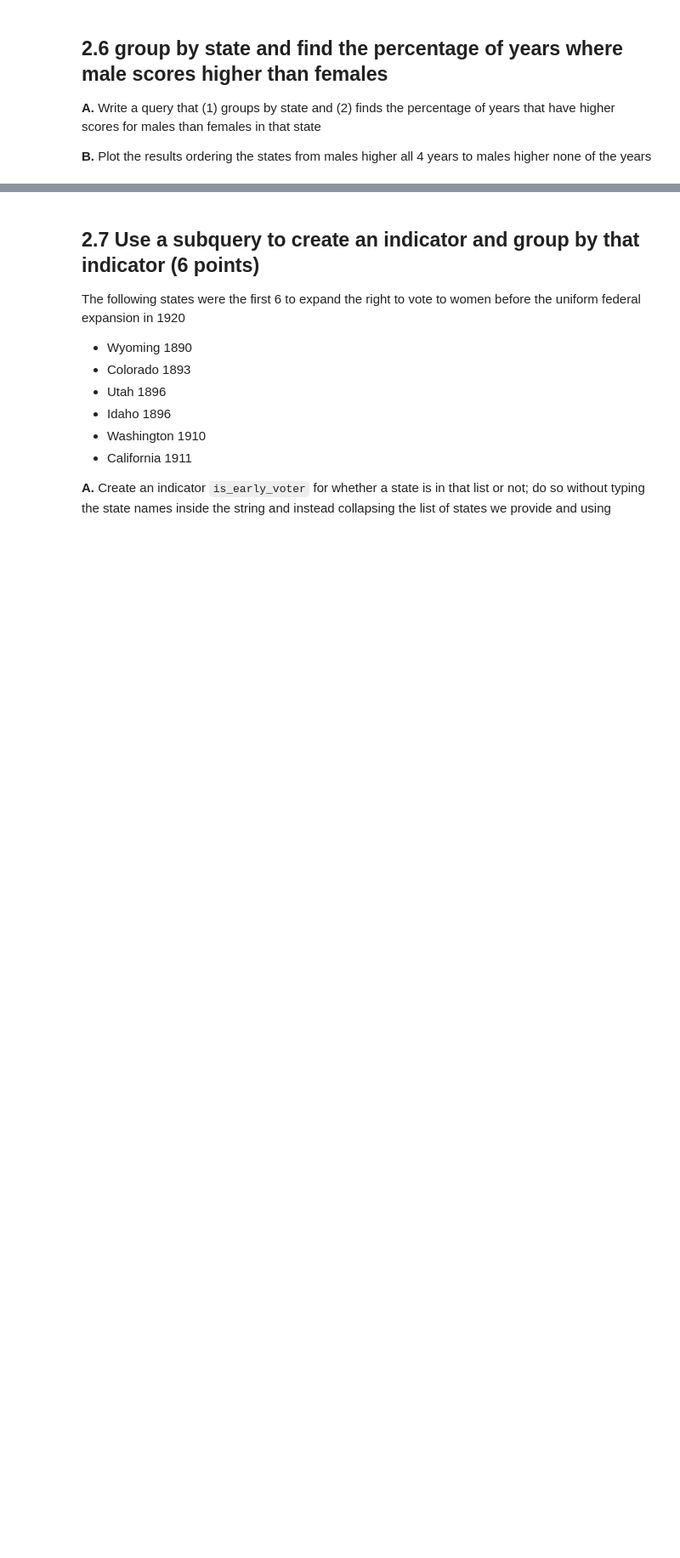
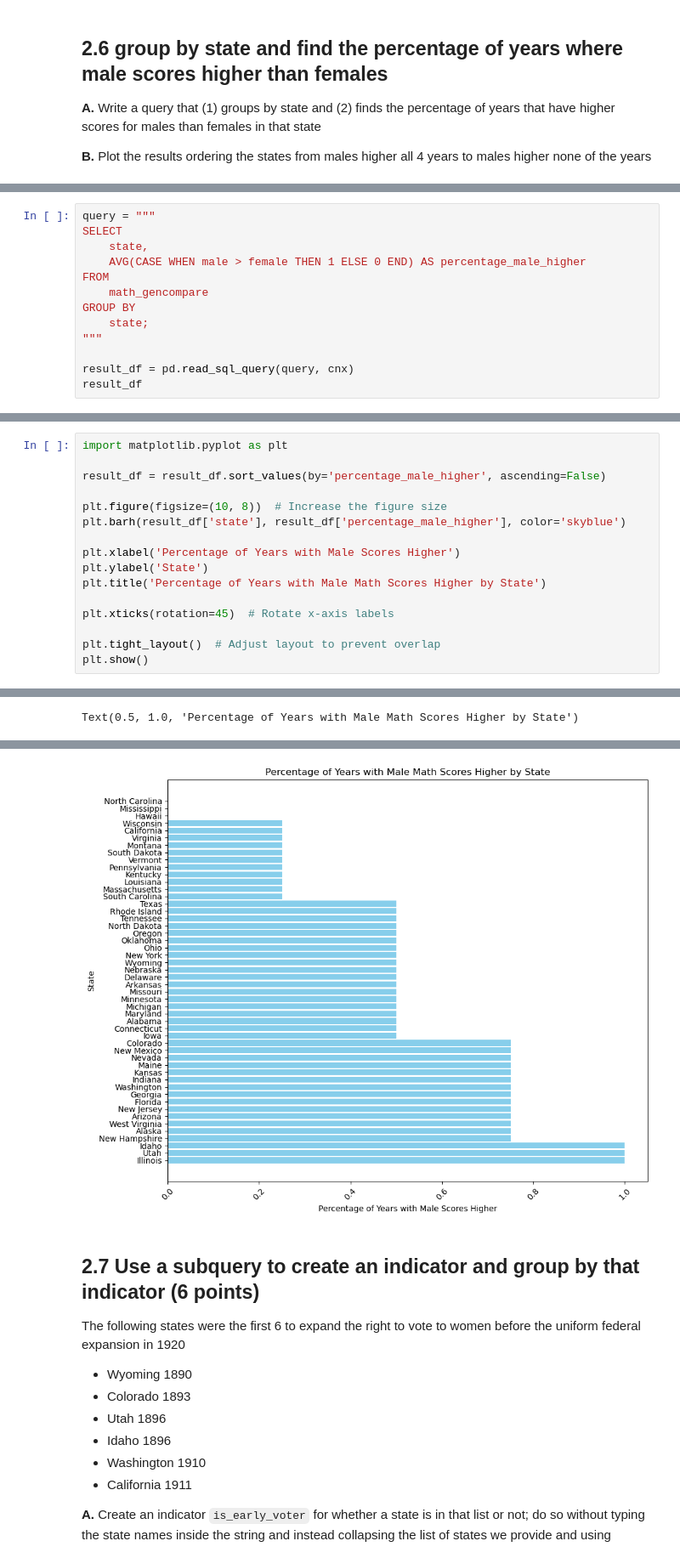
Before and after one commit to katepimentel/QSS20_S24, a Jupyter notebook: my_work/problem sets/pset4/pset4_blank.ipynb, the cells around one changed output, grey strips where cells are left out. Shown at 85% size. Drawn from its saved outputs; the diff is of its cells as text; blank space fills up the shorter version.

```diff
--- a/my_work/problem sets/pset4/pset4_blank.ipynb
+++ b/my_work/problem sets/pset4/pset4_blank.ipynb
@@ -314,0 +341,13 @@ IndentationError: unexpected indent (1316551567.py, line 6)
+# %%
+query = """
+SELECT
+    state,
+    AVG(CASE WHEN male > female THEN 1 ELSE 0 END) AS percentage_male_higher
+FROM
+    math_gencompare
+GROUP BY
+    state;
+"""
+
+result_df = pd.read_sql_query(query, cnx)
+result_df
@@ -314,0 +372,17 @@ IndentationError: unexpected indent (1316551567.py, line 6)
+# %%
+import matplotlib.pyplot as plt
+
+result_df = result_df.sort_values(by='percentage_male_higher', ascending=False)
+
+plt.figure(figsize=(10, 8))  # Increase the figure size
+plt.barh(result_df['state'], result_df['percentage_male_higher'], color='skyblue')
+
+plt.xlabel('Percentage of Years with Male Scores Higher')
+plt.ylabel('State')
+plt.title('Percentage of Years with Male Math Scores Higher by State')
+
+plt.xticks(rotation=45)  # Rotate x-axis labels
+
+plt.tight_layout()  # Adjust layout to prevent overlap
+plt.show()
+# %% [output]
@@ -314,0 +393 @@ IndentationError: unexpected indent (1316551567.py, line 6)
+Text(0.5, 1.0, 'Percentage of Years with Male Math Scores Higher by State')
@@ -315,3 +402,4 @@ IndentationError: unexpected indent (1316551567.py, line 6)
+[figure, added]
 # %% [markdown]
 ## 2.7 Use a subquery to create an indicator and group by that indicator (6 points)
 
```
Also changed, not shown: parts of 13 cells of this notebook.
